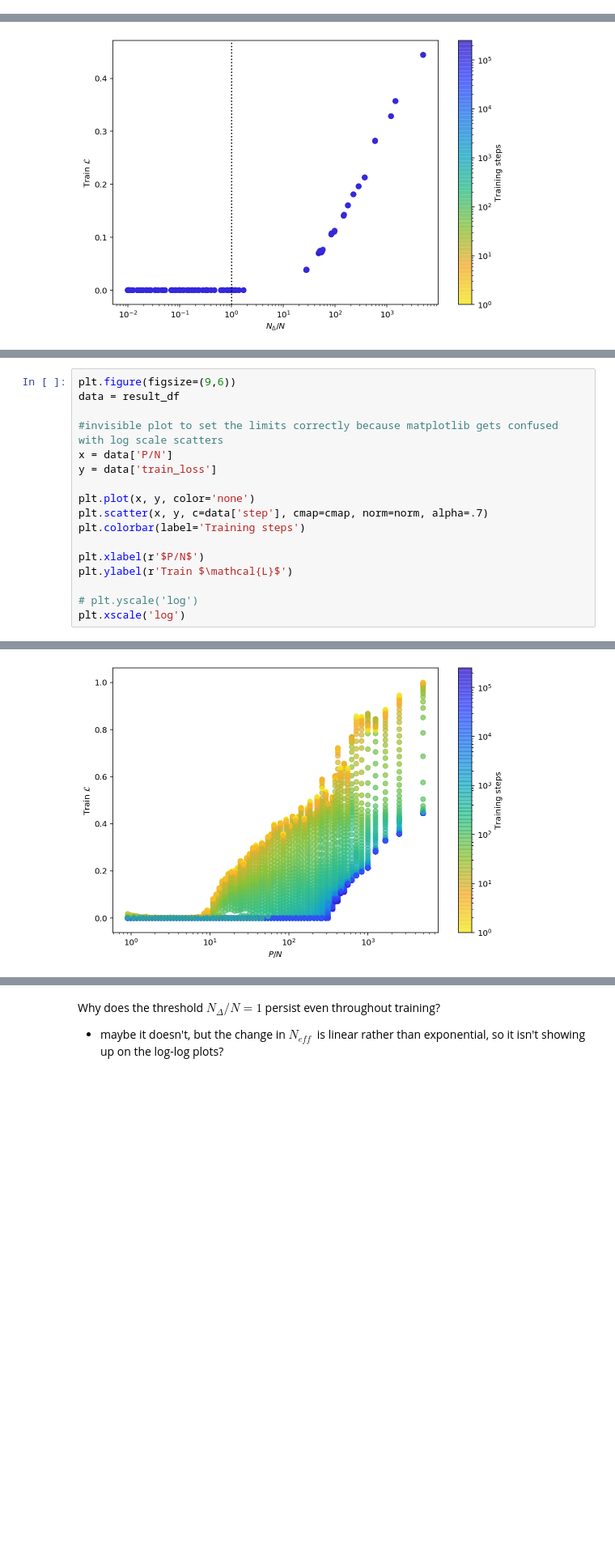
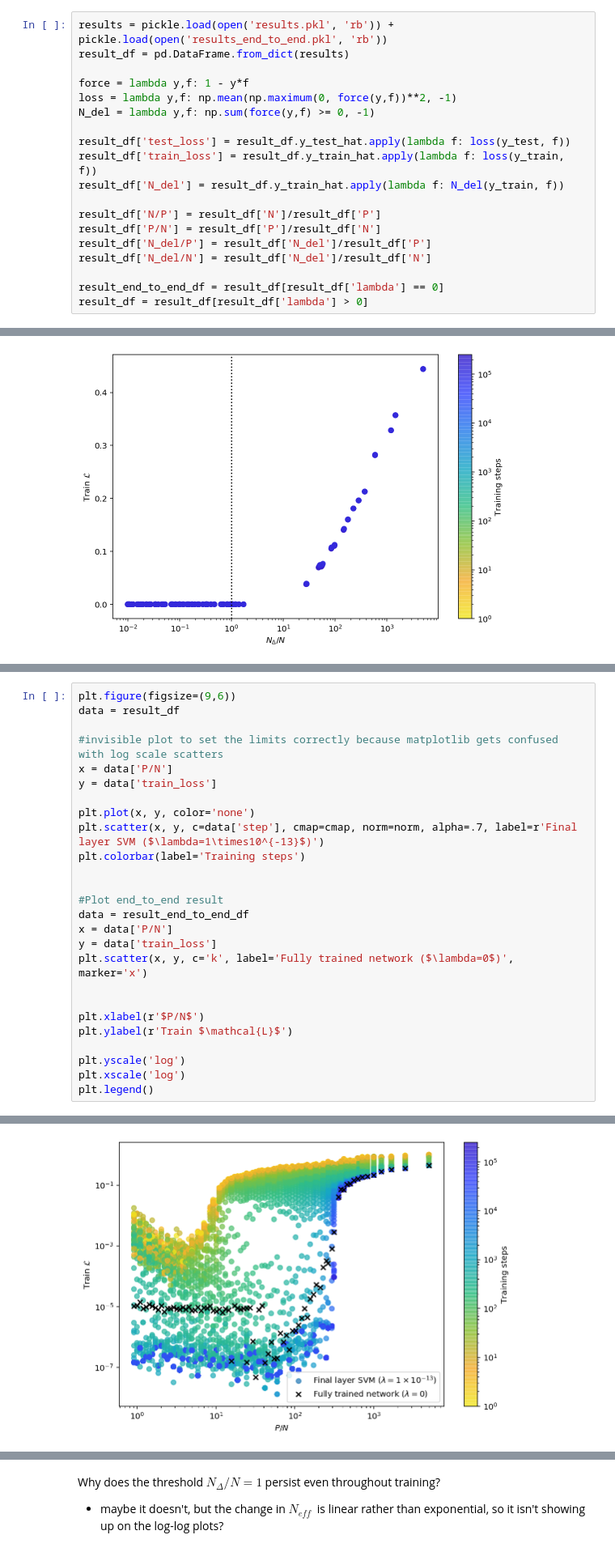
Before and after one commit to hudson-ai/random-features-jamming, a Jupyter notebook: code/progressive_training/plotting.ipynb, the cells around one changed output, grey strips where cells are left out. Shown at 81% size. Drawn from its saved outputs; the diff is of its cells as text; blank space fills up the shorter version.

Commit message:
Added comparison between svm and end-to-end training to plotting notebook.

```diff
--- a/code/progressive_training/plotting.ipynb
+++ b/code/progressive_training/plotting.ipynb
@@ -6,4 +6,23 @@ import numpy as np
 from matplotlib import pyplot as plt
 %matplotlib inline
 %config InlineBackend.figure_format = 'retina'
+# %%
+results = pickle.load(open('results.pkl', 'rb')) + pickle.load(open('results_end_to_end.pkl', 'rb'))
+result_df = pd.DataFrame.from_dict(results)
+
+force = lambda y,f: 1 - y*f
+loss = lambda y,f: np.mean(np.maximum(0, force(y,f))**2, -1)
+N_del = lambda y,f: np.sum(force(y,f) >= 0, -1)
+
+result_df['test_loss'] = result_df.y_test_hat.apply(lambda f: loss(y_test, f))
+result_df['train_loss'] = result_df.y_train_hat.apply(lambda f: loss(y_train, f))
+result_df['N_del'] = result_df.y_train_hat.apply(lambda f: N_del(y_train, f))
+
+result_df['N/P'] = result_df['N']/result_df['P']
+result_df['P/N'] = result_df['P']/result_df['N']
+result_df['N_del/P'] = result_df['N_del']/result_df['P']
+result_df['N_del/N'] = result_df['N_del']/result_df['N']
+
+result_end_to_end_df = result_df[result_df['lambda'] == 0]
+result_df = result_df[result_df['lambda'] > 0]
 # %%
@@ -168,12 +200,21 @@ x = data['P/N']
 y = data['train_loss']
 
 plt.plot(x, y, color='none')
-plt.scatter(x, y, c=data['step'], cmap=cmap, norm=norm, alpha=.7)
+plt.scatter(x, y, c=data['step'], cmap=cmap, norm=norm, alpha=.7, label=r'Final layer SVM ($\lambda=1\times10^{-13}$)')
 plt.colorbar(label='Training steps')
+
+
+#Plot end_to_end result
+data = result_end_to_end_df
+x = data['P/N']
+y = data['train_loss']
+plt.scatter(x, y, c='k', label='Fully trained network ($\lambda=0$)', marker='x')
+
 
 plt.xlabel(r'$P/N$')
 plt.ylabel(r'Train $\mathcal{L}$')
 
-# plt.yscale('log')
+plt.yscale('log')
 plt.xscale('log')
+plt.legend()
 # %% [output]
@@ -180,4 +222,4 @@ plt.xscale('log')
-[figure, old version]
+[figure, new version]
 # %%
 plt.figure(figsize=(9,6))
 data = result_df
```
Also changed, not shown: parts of 17 cells of this notebook.
